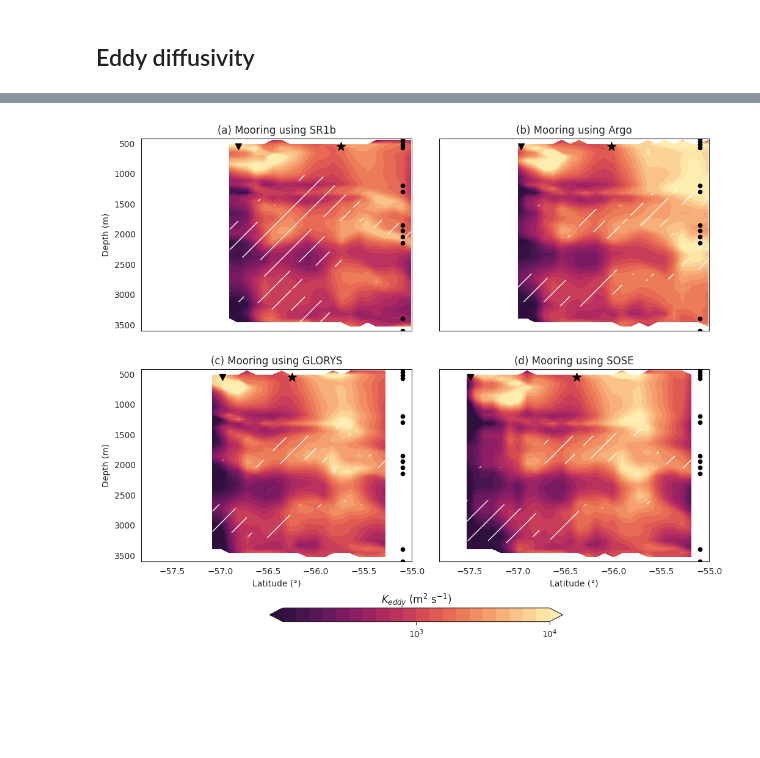
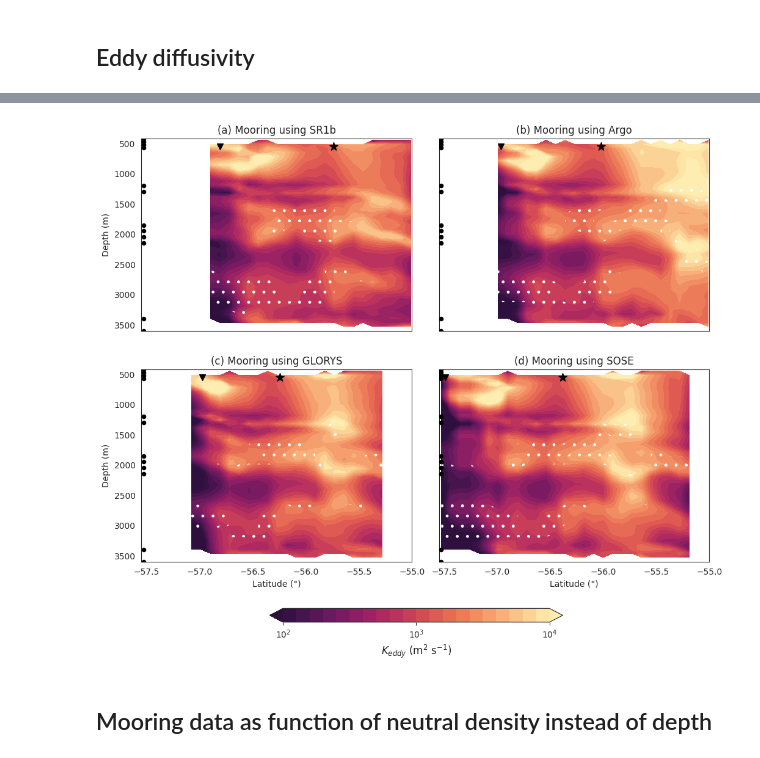
Before and after one commit to MiriamSterl/SouthernOceanMooringDiffusivity, a Jupyter notebook: plot_data_paper.ipynb, the cells around one changed output, grey strips where cells are left out. Drawn from its saved outputs; the diff is of its cells as text; code cells hidden in the pictures; blank space fills up the shorter version.

Commit message:
Updated figures

```diff
--- a/plot_data_paper.ipynb
+++ b/plot_data_paper.ipynb
@@ -976,10 +790,10 @@ ax4.scatter(PF_lat_SOSE, 600, marker='v', color='w', s=50, zorder=10)
 ax4.scatter(SAF_lat_SOSE, 600, marker='*', color='k', s=100, zorder=10)
 
 for ax in [ax1,ax2,ax3,ax4]:
-    ax.set_xlim(-57.82, -55)
+    ax.set_xlim(-57.55, -55)
     ax.set_ylim(420,3600)
     ax.invert_yaxis()
-    ax.scatter(np.ones(len(instrument_depths))*-55.1, instrument_depths, marker='o', color='k', s=20, zorder=10)
+    ax.scatter(np.ones(len(instrument_depths))*-57.53, instrument_depths, marker='o', color='k', s=20, zorder=10)
 ax3.set_xlabel('Latitude (°)')
 ax4.set_xlabel('Latitude (°)')
 ax1.set_ylabel('Depth (m)')
@@ -992,7 +806,7 @@ ax4.set_title(r'(d) Mooring using SOSE')
 
 cbar_ax = fig.add_axes([0.3, 0, 0.4, 0.025])
 cbar = fig.colorbar(im1, cax=cbar_ax, orientation='horizontal', ticks=[0,0.1,0.2])
-cbar.ax.set_title(r'$U_{e}$ (m s$^{-1}$)',fontsize=12)
+cbar.ax.set_xlabel(r'$U_{e}$ (m s$^{-1}$)',fontsize=12)
 
 plt.subplots_adjust(wspace=0.1)
 plt.savefig('../figures_paper/Ue_all.pdf', bbox_inches='tight')
@@ -1087,43 +859,45 @@ cmap = cmo.cm.matter_r
 levs_moorings = np.arange(2, 4.1, 0.1)
 
 im1 = ax1.contourf(lat_moorings, depth_moorings, np.log10(ds_moorings_sr1b_depth.eddy_diff.values),cmap=cmap, levels = levs_moorings, extend='both')
-hatch1 = ax1.contourf(lat_section, depth_section, np.log10(abs(ds_section_depth.dthetabardy)), levels=[-8,-7],colors='none', hatches=['/'])
+hatch1 = ax1.contourf(lat_moorings, depth_section, np.log10(abs(ds_moorings_sr1b_depth.dthetabardy)), levels=[-8,-7],colors='none', hatches=['.'])
 ax1.scatter(PF_lat_SR1b, 550, marker='v', color='k', s=50, zorder=10)
 ax1.scatter(SAF_lat_SR1b, 550, marker='*', color='k', s=100, zorder=10)
 im2 = ax2.contourf(lat_moorings, depth_moorings, np.log10(ds_moorings_argo_depth.eddy_diff.values),cmap=cmap, levels = levs_moorings, extend='both')
-hatch2 = ax2.contourf(lat_moorings, depth_moorings, np.log10(abs(ds_moorings_argo_depth.dthetabardy)), levels=[-8,-7],colors='none', hatches=['/'])
+hatch2 = ax2.contourf(lat_moorings, depth_moorings, np.log10(abs(ds_moorings_argo_depth.dthetabardy)), levels=[-8,-7],colors='none', hatches=['.'])
 ax2.scatter(PF_lat_Argo, 550, marker='v', color='k', s=50, zorder=10)
 ax2.scatter(SAF_lat_Argo, 550, marker='*', color='k', s=100, zorder=10)
 im3 = ax3.contourf(lat_moorings, depth_moorings, np.log10(ds_moorings_cmems_depth.eddy_diff.values),cmap=cmap, levels = levs_moorings, extend='both')
-hatch3 = ax3.contourf(lat_moorings, depth_moorings, np.log10(abs(ds_moorings_cmems_depth.dthetabardy)), levels=[-8,-7],colors='none', hatches=['/'])
+hatch3 = ax3.contourf(lat_moorings, depth_moorings, np.log10(abs(ds_moorings_cmems_depth.dthetabardy)), levels=[-8,-7],colors='none', hatches=['.'])
 ax3.scatter(PF_lat_CMEMS, 550, marker='v', color='k', s=50, zorder=10)
 ax3.scatter(SAF_lat_CMEMS, 550, marker='*', color='k', s=100, zorder=10)
 im4 = ax4.contourf(lat_moorings, depth_moorings, np.log10(ds_moorings_sose_depth.eddy_diff.values),cmap=cmap, levels = levs_moorings, extend='both')
-hatch4 = ax4.contourf(lat_moorings, depth_moorings, np.log10(abs(ds_moorings_sose_depth.dthetabardy)), levels=[-8,-7],colors='none', hatches=['/'])
+hatch4 = ax4.contourf(lat_moorings, depth_moorings, np.log10(abs(ds_moorings_sose_depth.dthetabardy)), levels=[-8,-7],colors='none', hatches=['.'])
 ax4.scatter(PF_lat_SOSE, 550, marker='v', color='k', s=50, zorder=10)
 ax4.scatter(SAF_lat_SOSE, 550, marker='*', color='k', s=100, zorder=10)
 
 for ax in [ax1,ax2,ax3,ax4]:
-    ax.set_xlim(-57.82, -55)
+    ax.set_xlim(-57.55, -55)
     ax.set_ylim(420,3600)
     ax.invert_yaxis()
-    ax.scatter(np.ones(len(instrument_depths))*-55.1, instrument_depths, marker='o', color='k', s=20, zorder=10)
+    ax.scatter(np.ones(len(instrument_depths))*-57.53, instrument_depths, marker='o', color='k', s=20, zorder=10)
 for ax in [ax3,ax4]:
     ax.set_xlabel('Latitude (°)')
 for ax in [ax1,ax3]:
     ax.set_ylabel('Depth (m)')
 
 ax1.set_title(r'(a) Mooring using SR1b')
 ax2.set_title(r'(b) Mooring using Argo')
 ax3.set_title(r'(c) Mooring using GLORYS')
 ax4.set_title(r'(d) Mooring using SOSE')
 
 cbar_ax = fig.add_axes([0.3, 0, 0.4, 0.025])
-cbar = fig.colorbar(im1, cax=cbar_ax, orientation='horizontal', ticks=[3,4])
-cbar.ax.set_xticklabels([r'$10^{3}$',r'$10^{4}$'])
-cbar.ax.set_title(r'$K_{eddy}$ (m$^2$ s$^{-1}$)')
+cbar = fig.colorbar(im1, cax=cbar_ax, orientation='horizontal', ticks=[2,3,4])
+cbar.ax.set_xticklabels([r'$10^{2}$',r'$10^{3}$',r'$10^{4}$'])
+cbar.ax.set_xlabel(r'$K_{eddy}$ (m$^2$ s$^{-1}$)', fontsize=12)
 
 plt.subplots_adjust(wspace=0.1)
-#plt.savefig('../figures_paper/diffusivity_all.pdf', bbox_inches='tight')
+plt.savefig('../figures_paper/diffusivity_all.pdf', bbox_inches='tight')
 # %% [output]
-[figure, old version]
+[figure, new version]
+# %% [markdown]
+## Mooring data as function of neutral density instead of depth
```
Also changed, not shown: parts of 31 cells of this notebook.
